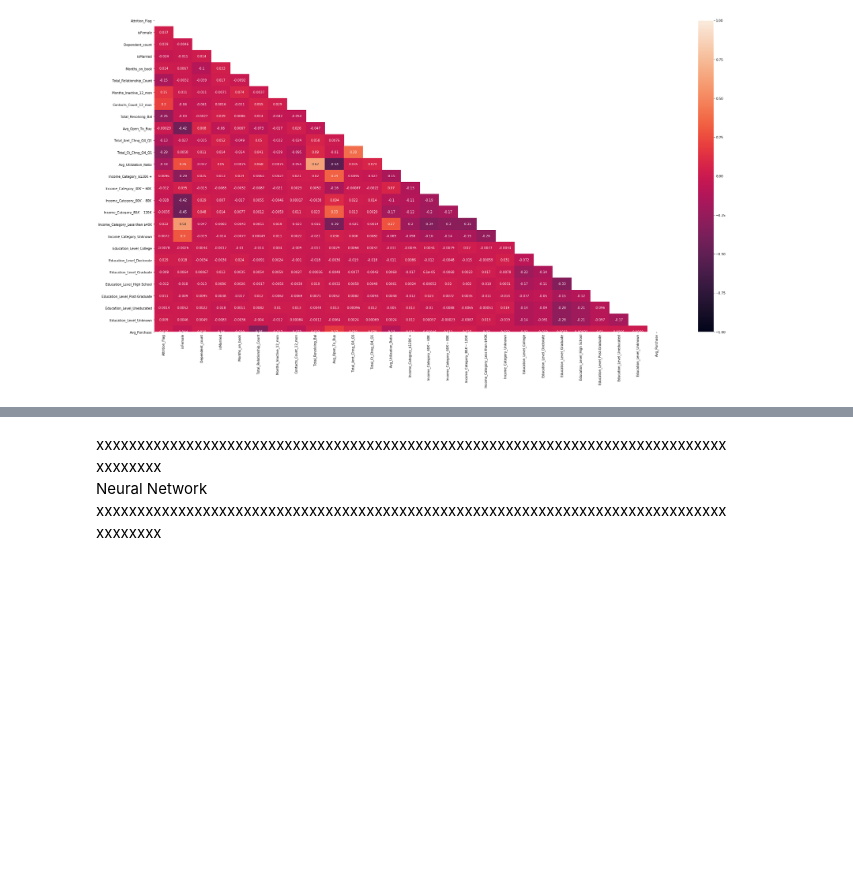
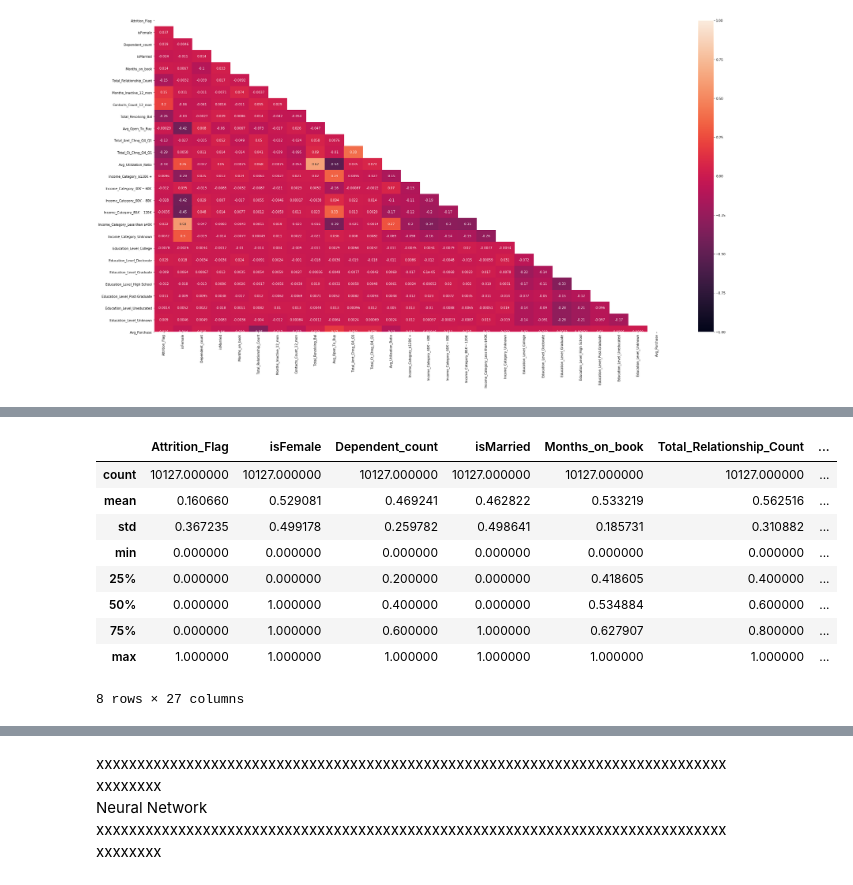
Before and after one commit to rcancel3/ADS505, a Jupyter notebook: Master_file.ipynb, the cells around one changed output, grey strips where cells are left out. Saved outputs shown, nothing was run; the diff lists cells and outputs as text; code cells hidden in the pictures; blank space fills up the shorter version.

```diff
--- a/Master_file.ipynb
+++ b/Master_file.ipynb
@@ -486 +519,18 @@ heatmap = sns.heatmap(bc_clean.corr(), mask=mask, vmin=-1, vmax=1, annot=True)
+# %%
+# Min Max Scale the Data set
+scaler = MinMaxScaler()
+bc_norm = pd.DataFrame(scaler.fit_transform(bc_clean), index=bc_clean.index,
+columns=bc_clean.columns)
+bc_norm.describe()
+# %% [output]
+|  | Attrition_Flag | isFemale | Dependent_count | isMarried | Months_on_book | Total_Relationship_Count | ... |
+| count | 10127.000000 | 10127.000000 | 10127.000000 | 10127.000000 | 10127.000000 | 10127.000000 | ... |
+| mean | 0.160660 | 0.529081 | 0.469241 | 0.462822 | 0.533219 | 0.562516 | ... |
+| std | 0.367235 | 0.499178 | 0.259782 | 0.498641 | 0.185731 | 0.310882 | ... |
+| min | 0.000000 | 0.000000 | 0.000000 | 0.000000 | 0.000000 | 0.000000 | ... |
+| 25% | 0.000000 | 0.000000 | 0.200000 | 0.000000 | 0.418605 | 0.400000 | ... |
+| 50% | 0.000000 | 1.000000 | 0.400000 | 0.000000 | 0.534884 | 0.600000 | ... |
+| 75% | 0.000000 | 1.000000 | 0.600000 | 1.000000 | 0.627907 | 0.800000 | ... |
+| max | 1.000000 | 1.000000 | 1.000000 | 1.000000 | 1.000000 | 1.000000 | ... |
+8 rows × 27 columns
 # %%
```
Also changed, not shown: parts of 17 cells of this notebook.
